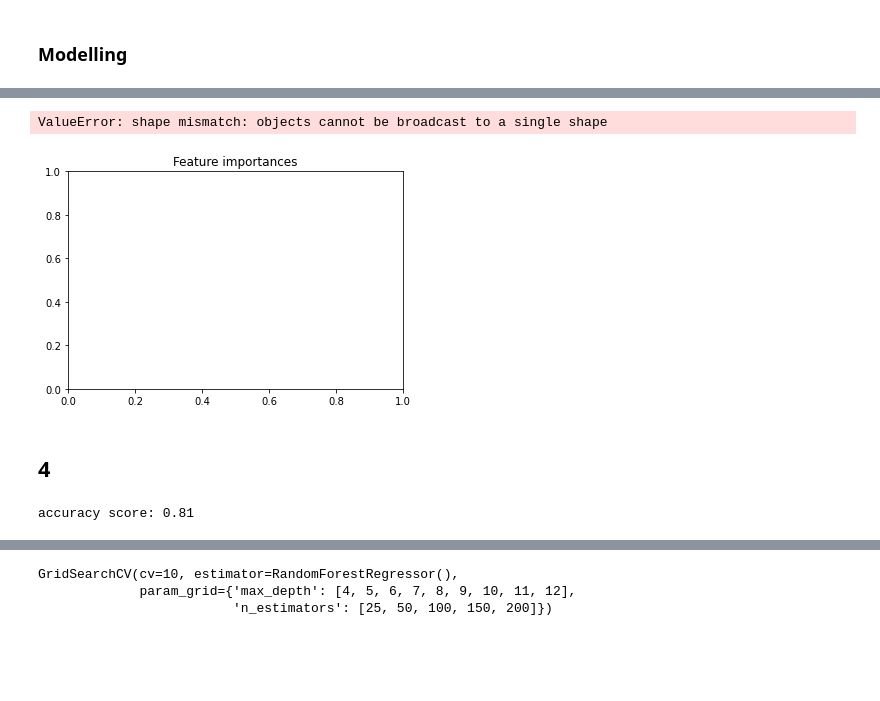
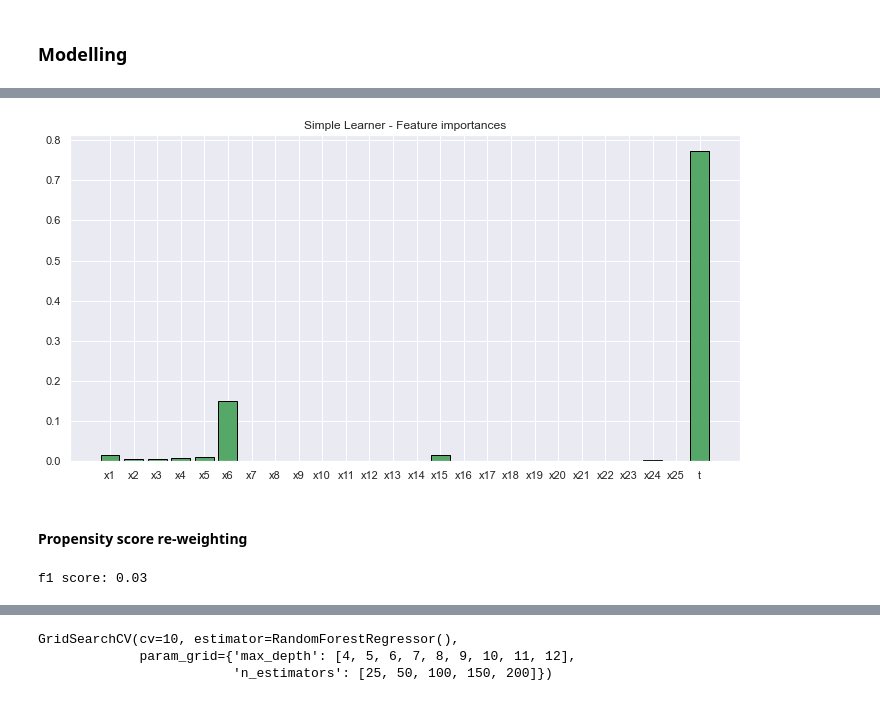
Before and after one commit to kkoban/Data-Science-and-Decision-Making, a Jupyter notebook: Project/ihdp.ipynb, the cells around one changed output, grey strips where cells are left out. Saved outputs shown, nothing was run; the diff lists cells and outputs as text; code cells hidden in the pictures; blank space fills up the shorter version.

```diff
--- a/Project/ihdp.ipynb
+++ b/Project/ihdp.ipynb
@@ -208 +229,6 @@ feat_names = x_train.columns
+# %%
+# to plot feature importance by calling pre-defined function
+importances, indices = feat_imp(simple_reg)
+# %%
+names = ihdp.drop(['yf', 'ycf', 'ite'], axis=1).columns.values
 # %%
@@ -216,15 +256,0 @@ IndexError: index 25 is out of bounds for axis 0 with size 25
-# %%
-# Plot the feature importances of the forest
-fig = plt.figure()
-plt.title("Feature importances")
-plt.bar(range(X.shape[1]), importances[indices], color="r", yerr=std[indices], align="center")
-plt.xticks(range(X.shape[1]), np.array(feat_names)[indices])
-plt.xlim([-1, X.shape[1]])
-plt.ylim([0, None])
-
-fig.set_size_inches(15, 8)
-# %% [output]
-ValueError: shape mismatch: objects cannot be broadcast to a single shape
-[figure, removed]
-# %% [markdown]
-## 4
@@ -237,0 +257,9 @@ def get_ps_weights(clf, x, t):
+# %%
+# to plot the feature importances of the forest
+plt.rcParams["figure.figsize"] = (12, 6)
+plt.title("Simple Learner - Feature importances")
+plt.bar(names,importances, color="g", edgecolor="black")
+# %% [output]
+[figure, added]
+# %% [markdown]
+#### Propensity score re-weighting
@@ -238,6 +269,5 @@ def get_ps_weights(clf, x, t):
 # %%
-prop_clf = RandomForestClassifier()
-scores = cross_val_score(prop_clf, x_train, t_train['t'], cv=10, scoring = "accuracy")
-print("accuracy score: %.2f" % (scores.mean()))
+scores = cross_val_score(prop_clf, x_train, t_train['t'], cv=10, scoring = "f1")
+print("f1 score: %.2f" % (scores.mean()))
 # %% [output]
-accuracy score: 0.81
+f1 score: 0.03
```
Also changed, not shown: parts of 79 cells of this notebook, 24 other files.
